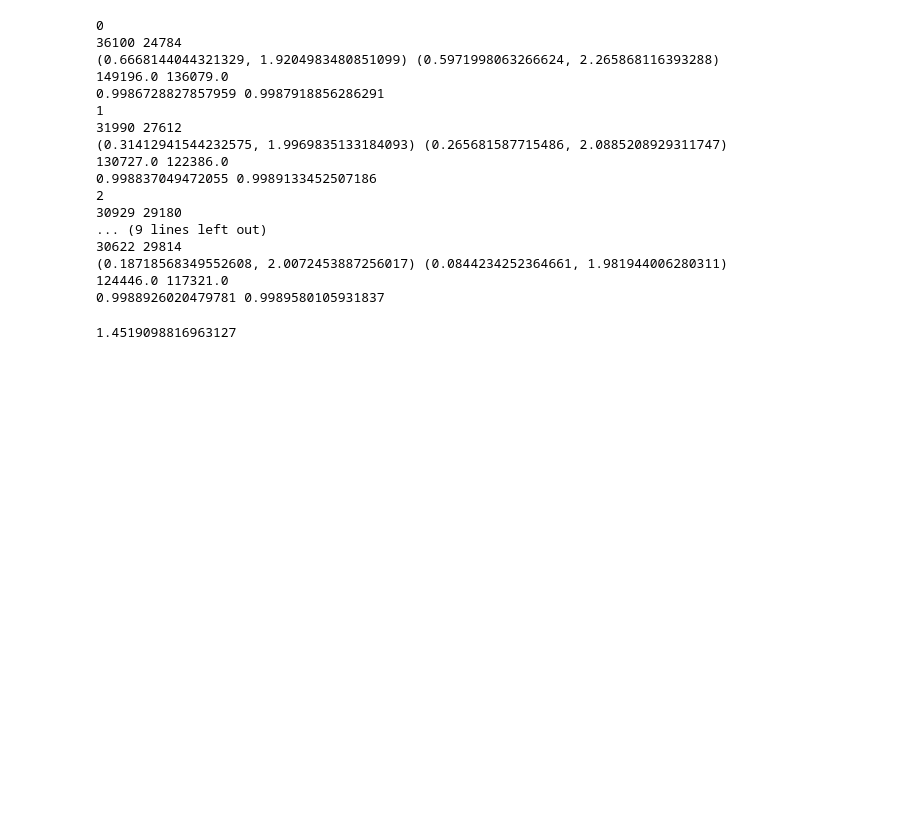
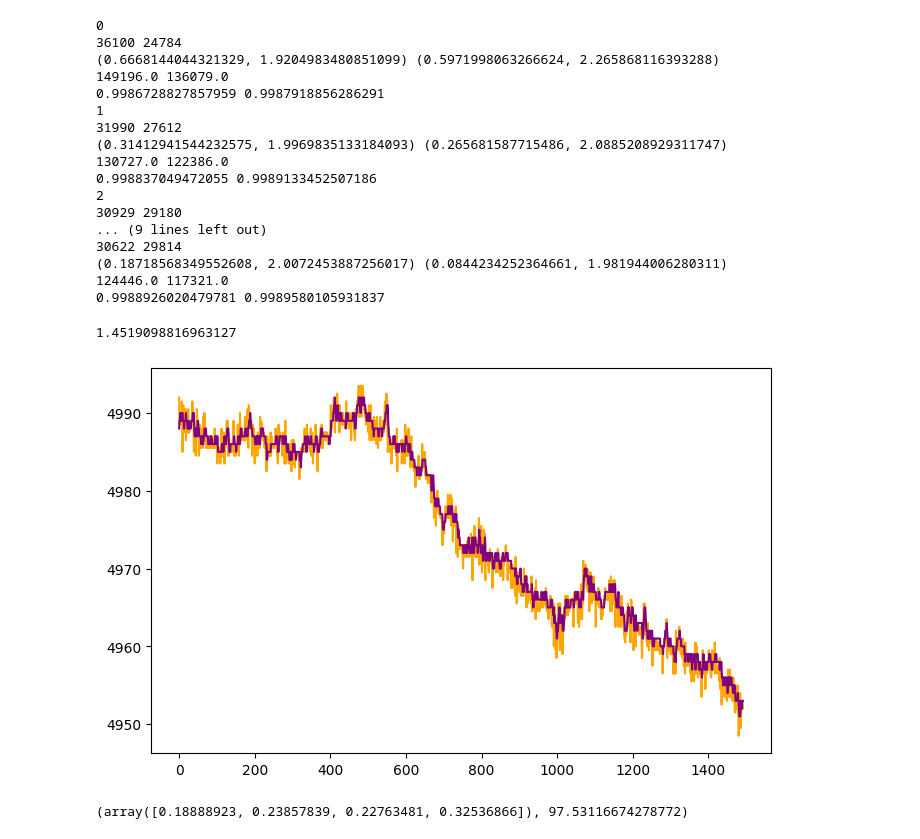
Before and after one commit to felixpoirier1/Prosperity, a Jupyter notebook: test.ipynb, the cells around one changed output. Cells and saved outputs as stored; diff of their text form; code cells hidden in the pictures; blank space fills up the shorter version.

```diff
--- a/test.ipynb
+++ b/test.ipynb
@@ -280,11 +280,13 @@ sum(coef)
 0.9996369599891504
 # %%
 class Analysis:
-    def __init__(self, i, y_pred, y_test, coef, r2) -> None:
+    def __init__(self, i, X_test, y_pred, y_test, coef, alpha, r2) -> None:
         self.ar_val = i
+        self.X_test = X_test
         self.y_pred = y_pred
         self.y_test = y_test
         self.coef = coef
+        self.alpha = alpha
         self.u_mse = ((y_test - y_pred)**2).sum()
         self.r2 = r2
 
@@ -326,7 +328,7 @@ def test_regression_models(tot_test, df_test, X_var, y_var, models_to_test=[Line
 
             r2 = r2_score(y_test, y_pred)
 
-            lst_vals.append(Analysis(i, y_pred, y_test, mod.coef_, r2))
+            lst_vals.append(Analysis(i, X_test, y_pred, y_test, mod.coef_, mod.intercept_, r2))
 
     return lst_vals
 # %%
@@ -511,3 +513,22 @@ mid_diffs_b = mid_preds_b - mids_b
 mid_diffs_b[mid_diffs_b != 0].std()
 # %% [output]
 1.4519098816963127
+# %%
+mid_i = test_regression_models(5, sdf, 'mid_price', 'mid_price')
+best_mid = mid_i[3]
+
+mids_p = best_mid.y_test
+mid_preds_p = best_mid.y_pred
+mid_diffs_p = mid_preds_p - mids_p
+
+plt.figure(figsize=(8, 5))
+plt.plot(np.arange(len(mids_p)), mids_p, color='orange')
+plt.plot(np.arange(len(mids_p)), mid_preds_p, color='purple')
+
+plt.show()
+# %% [output]
+[figure, added]
+# %%
+best_mid.coef[::-1], best_mid.alpha
+# %% [output]
+(array([0.18888923, 0.23857839, 0.22763481, 0.32536866]), 97.53116674278772)
```
Also changed, not shown: parts of 29 cells of this notebook, 1 other file.
